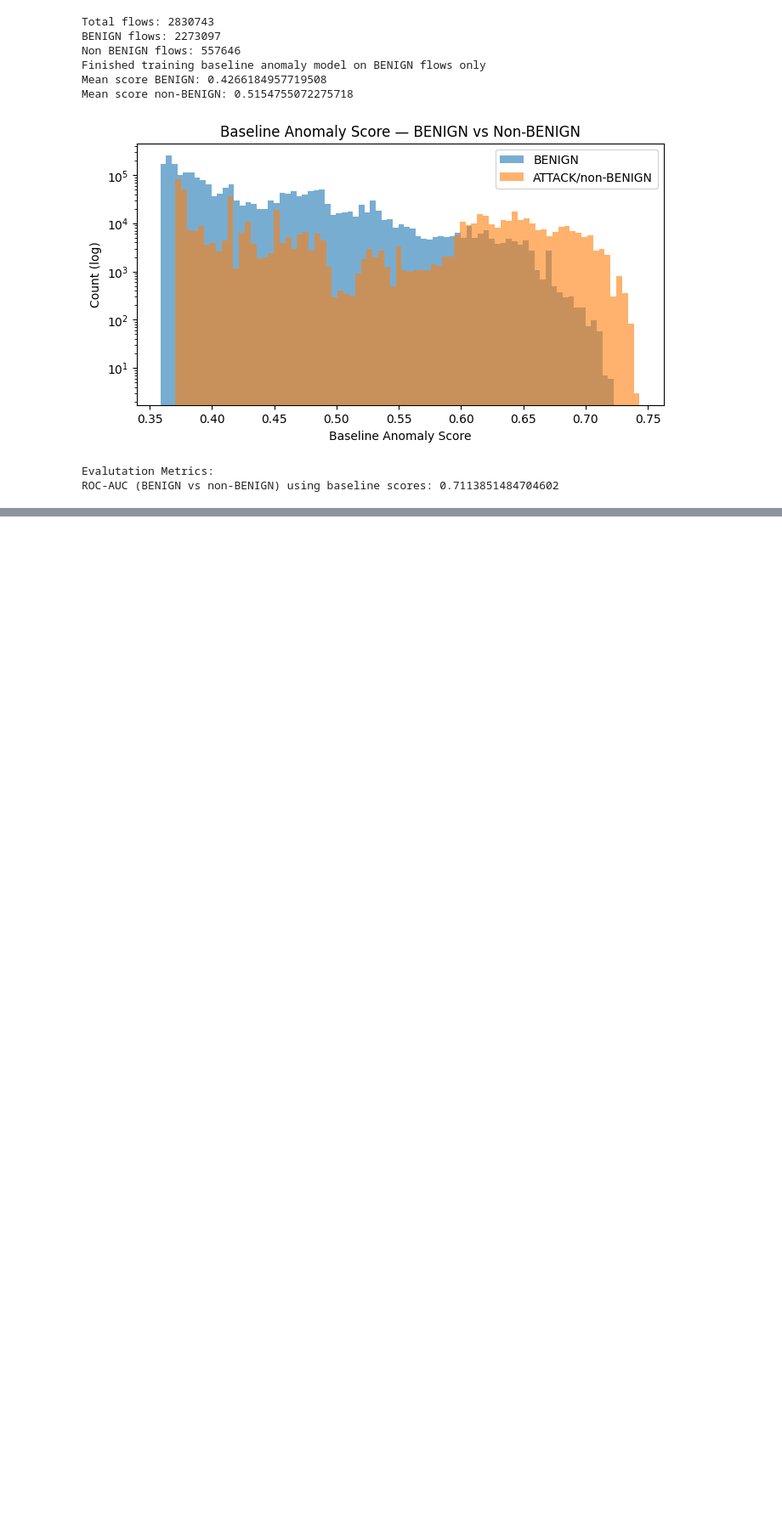
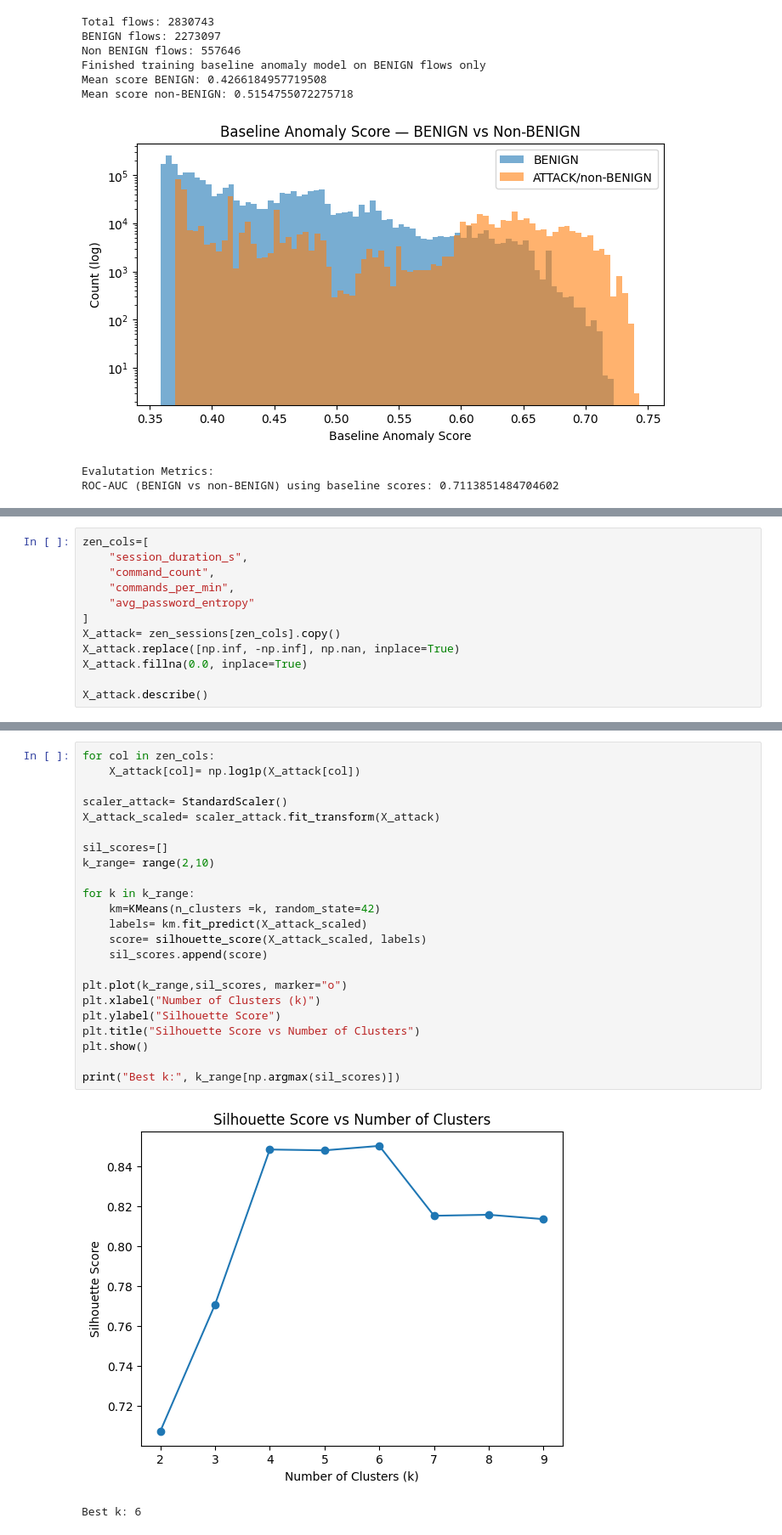
Before and after one commit to SethJonesIntern/SentinelGrid, a Jupyter notebook: machine-learning/notebooks/threat_analysis.ipynb, the cells around one changed output, grey strips where cells are left out. Shown at 85% size. Drawn from its saved outputs; the diff is of its cells as text; blank space fills up the shorter version.

```diff
--- a/machine-learning/notebooks/threat_analysis.ipynb
+++ b/machine-learning/notebooks/threat_analysis.ipynb
@@ -396,0 +570,12 @@ Stand-in data for our future SentinelGrid data. Allows us to test the pipeline a
+# %%
+zen_cols=[
+    "session_duration_s",
+    "command_count",
+    "commands_per_min",
+    "avg_password_entropy"
+]
+X_attack= zen_sessions[zen_cols].copy()
+X_attack.replace([np.inf, -np.inf], np.nan, inplace=True)
+X_attack.fillna(0.0, inplace=True)
+
+X_attack.describe()
@@ -396,0 +592,26 @@ Stand-in data for our future SentinelGrid data. Allows us to test the pipeline a
+# %%
+for col in zen_cols:
+    X_attack[col]= np.log1p(X_attack[col])
+
+scaler_attack= StandardScaler()
+X_attack_scaled= scaler_attack.fit_transform(X_attack)
+
+sil_scores=[]
+k_range= range(2,10)
+
+for k in k_range:
+    km=KMeans(n_clusters =k, random_state=42)
+    labels= km.fit_predict(X_attack_scaled)
+    score= silhouette_score(X_attack_scaled, labels)
+    sil_scores.append(score)
+
+plt.plot(k_range,sil_scores, marker="o")
+plt.xlabel("Number of Clusters (k)")
+plt.ylabel("Silhouette Score")
+plt.title("Silhouette Score vs Number of Clusters")
+plt.show()
+
+print("Best k:", k_range[np.argmax(sil_scores)])
+# %% [output]
+[figure, added]
+Best k: 6
```
Also changed, not shown: parts of 16 cells of this notebook.
